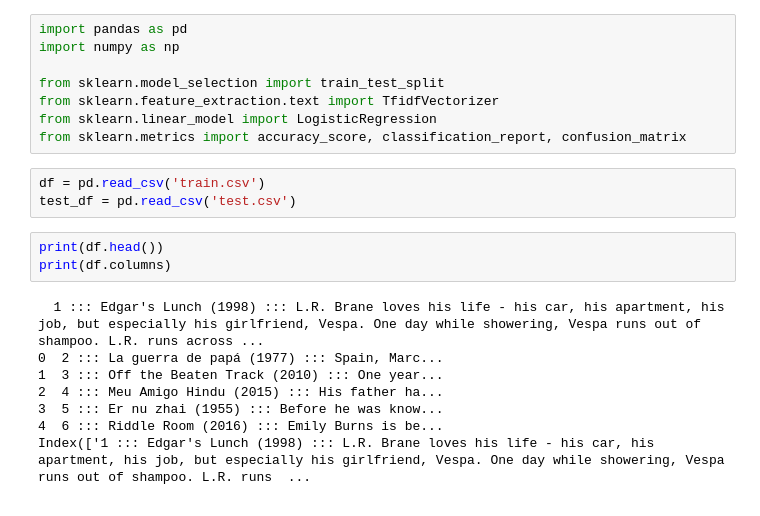
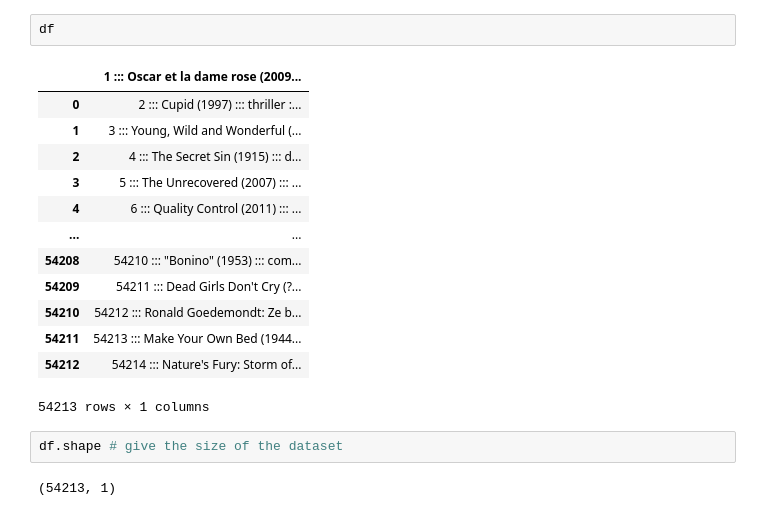
Before and after one commit to naveen03-tech/CodSoft-Machine-Learning-internship, a Jupyter notebook: Task1.ipynb, the cells around one changed output. Saved outputs shown, nothing was run; the diff lists cells and outputs as text.

```diff
--- a/Task1.ipynb
+++ b/Task1.ipynb
@@ -23,22 +10,20 @@ CSV file created successfully!
-# %%
-import pandas as pd
-import numpy as np
-
-from sklearn.model_selection import train_test_split
-from sklearn.feature_extraction.text import TfidfVectorizer
-from sklearn.linear_model import LogisticRegression
-from sklearn.metrics import accuracy_score, classification_report, confusion_matrix
-# %%
-df = pd.read_csv('train.csv')
-test_df = pd.read_csv('test.csv')
-# %%
-print(df.head())
-print(df.columns)
-# %% [output]
-  1 ::: Edgar's Lunch (1998) ::: L.R. Brane loves his life - his car, his apartment, his job, but especially his girlfriend, Vespa. One day while showering, Vespa runs out of shampoo. L.R. runs across ...
-0  2 ::: La guerra de papá (1977) ::: Spain, Marc...
-1  3 ::: Off the Beaten Track (2010) ::: One year...
-2  4 ::: Meu Amigo Hindu (2015) ::: His father ha...
-3  5 ::: Er nu zhai (1955) ::: Before he was know...
-4  6 ::: Riddle Room (2016) ::: Emily Burns is be...
-Index(['1 ::: Edgar's Lunch (1998) ::: L.R. Brane loves his life - his car, his apartment, his job, but especially his girlfriend, Vespa. One day while showering, Vespa runs out of shampoo. L.R. runs  ...
+# %%
+df
+# %% [output]
+|  | 1 ::: Oscar et la dame rose (2009... |
+| 0 | 2 ::: Cupid (1997) ::: thriller :... |
+| 1 | 3 ::: Young, Wild and Wonderful (... |
+| 2 | 4 ::: The Secret Sin (1915) ::: d... |
+| 3 | 5 ::: The Unrecovered (2007) ::: ... |
+| 4 | 6 ::: Quality Control (2011) ::: ... |
+| ... | ... |
+| 54208 | 54210 ::: "Bonino" (1953) ::: com... |
+| 54209 | 54211 ::: Dead Girls Don't Cry (?... |
+| 54210 | 54212 ::: Ronald Goedemondt: Ze b... |
+| 54211 | 54213 ::: Make Your Own Bed (1944... |
+| 54212 | 54214 ::: Nature's Fury: Storm of... |
+54213 rows × 1 columns
+# %%
+df.shape # give the size of the dataset
+# %% [output]
+(54213, 1)
```
Also changed, not shown: parts of 11 cells of this notebook.
